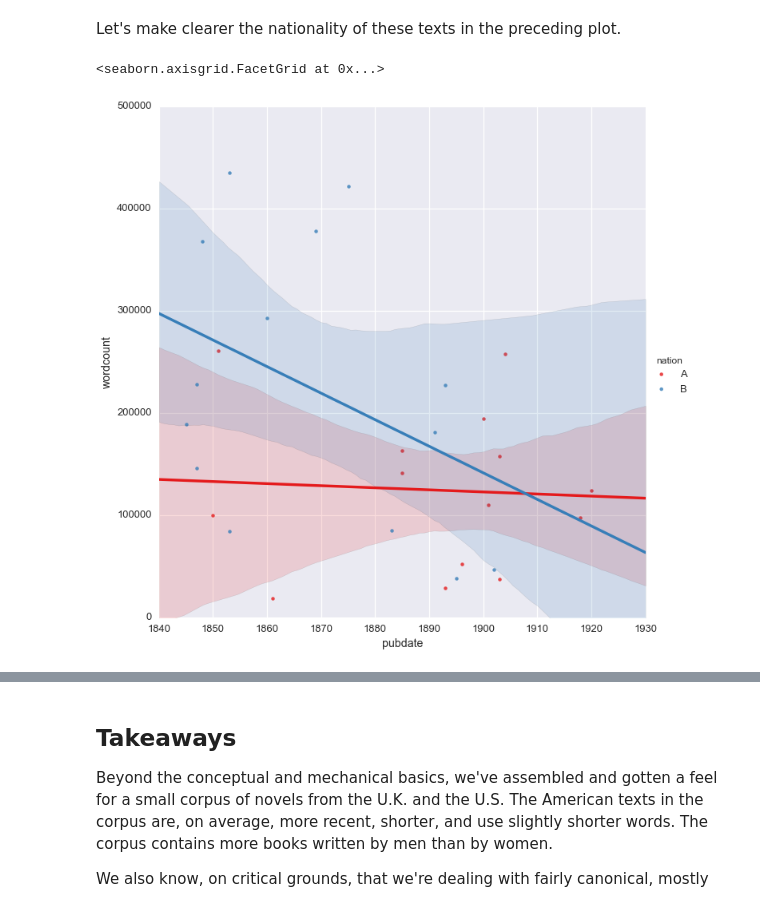
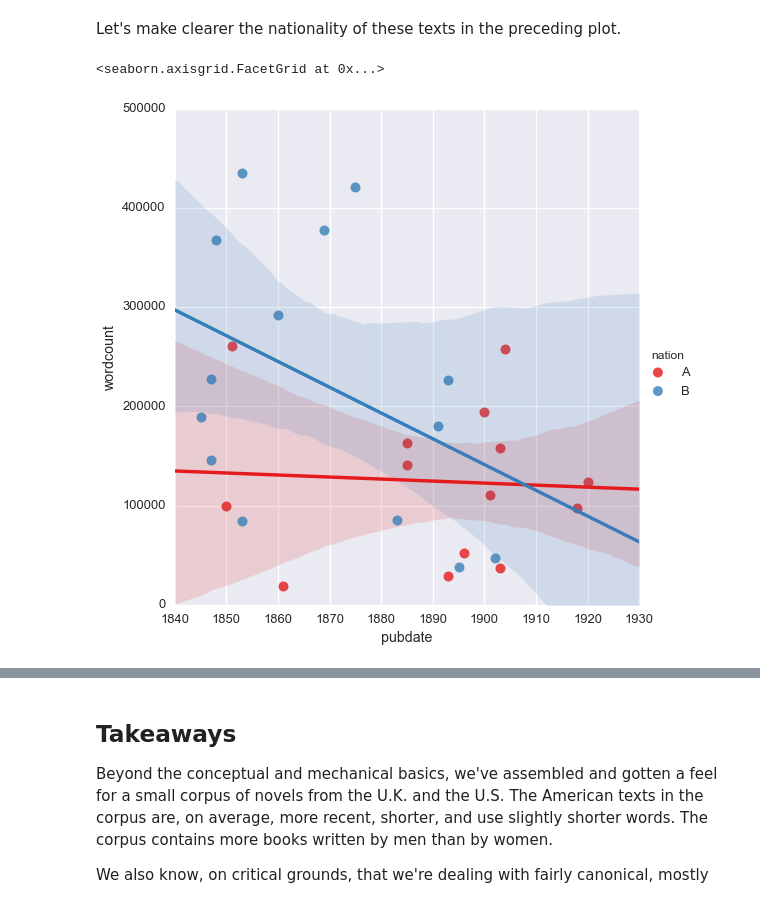
Before and after one commit to wilkens/edinburgh-masterclass, a Jupyter notebook: Notebooks/01 Stats and Computing Basics.ipynb, the cells around one changed output, grey strips where cells are left out. Cells and saved outputs as stored; diff of their text form; code cells hidden in the pictures.

Commit message:
Add a figure to the basics notebook

```diff
--- a/Notebooks/01 Stats and Computing Basics.ipynb
+++ b/Notebooks/01 Stats and Computing Basics.ipynb
@@ -706,7 +706,8 @@ sns.regplot('pubdate', 'wordcount', books)
 # %% [markdown]
 Let's make clearer the nationality of these texts in the preceding plot.
 # %%
-sns.lmplot('pubdate', 'wordcount', books, hue='nation', palette='Set1', size=10).set(ylim=(0,500000))
+sns.lmplot('pubdate', 'wordcount', books, hue='nation',
+            palette='Set1', size=8, scatter_kws={"s": 100}).set(ylim=(0,500000))
 # %% [output]
 <seaborn.axisgrid.FacetGrid at 0x...>
-[figure, old version]
+[figure, new version]
```
Also changed, not shown: parts of 9 cells of this notebook.
